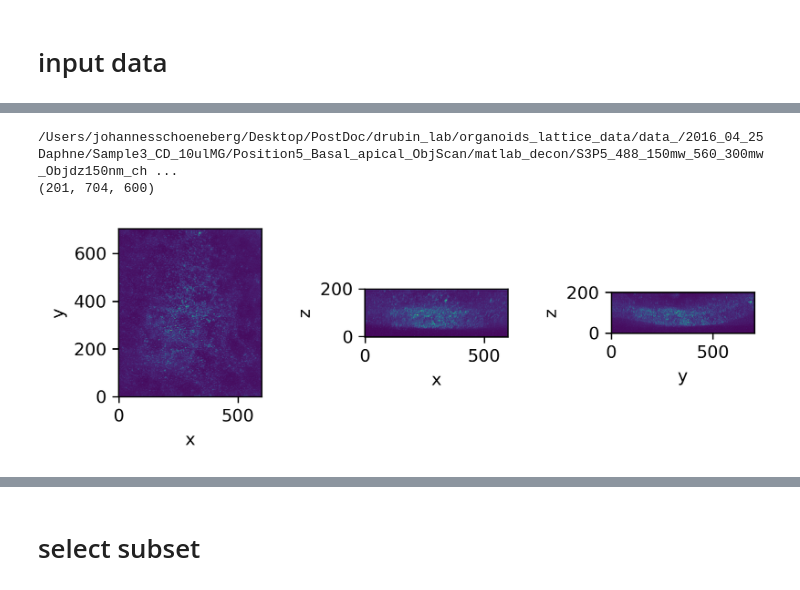
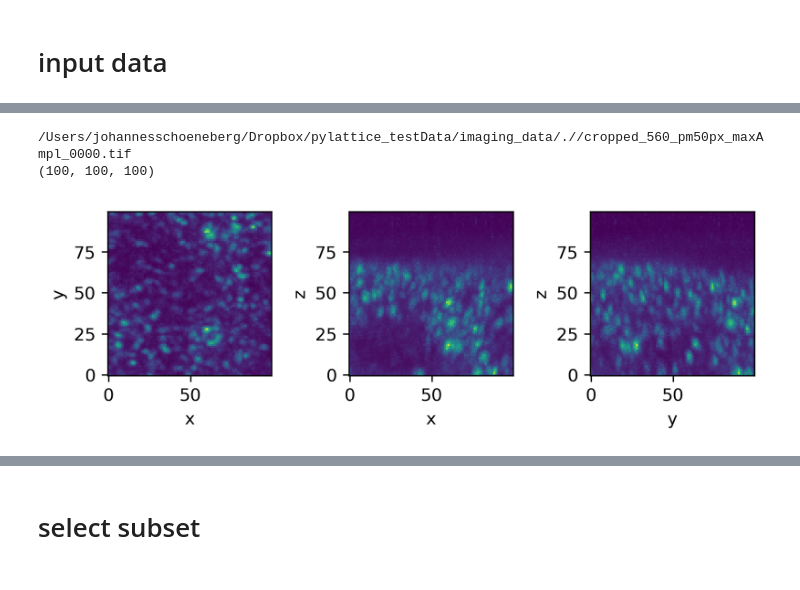
Before and after one commit to pylattice/pyLattice, a Jupyter notebook: src/jupyter/detectedTracksProcessed_csv2bild.ipynb, the cells around one changed output, grey strips where cells are left out. Saved outputs shown, nothing was run; the diff lists cells and outputs as text; code cells hidden in the pictures.

Commit message:
cleanup, upgrade Track class

```diff
--- a/src/jupyter/detectedTracksProcessed_csv2bild.ipynb
+++ b/src/jupyter/detectedTracksProcessed_csv2bild.ipynb
@@ -42,24 +38,18 @@ import Track
 # %% [markdown]
 # input data
 # %%
-#inputParameters = pd.read_csv(pythonPackagePath+'../../input/_inputParameters.csv',names=['key','value'])
-inputParameters = pd.read_csv(pythonPackagePath+'../../input/big_data/_inputParameters.csv',names=['key','value'])
-#inputParameters = pd.read_csv(pythonPackagePath+'../../input/big_data_cutoff7000_bleachCorrected/_inputParameters.csv',names=['key','value'])
-#inputParameters = pd.read_csv(pythonPackagePath+'../../input/big_data_DMSO_cutoff7000_bleachCorrected/_inputParameters.csv',names=['key','value'])
-#inputParameters = pd.read_csv(pythonPackagePath+'../../input/big_data_JASP_cutoff7000_bleachCorrected/_inputParameters.csv',names=['key','value'])
-#inputParameters = pd.read_csv(pythonPackagePath+'../../input/big_data_LY_cutoff7000_bleachCorrected/_inputParameters.csv',names=['key','value'])
+path = '/Users/johannesschoeneberg/Dropbox/pylattice_testData/imaging_data/'
+
+
+filepath = path+'_inputParameters.csv'
+print(filepath)
+inputParameters = pd.read_csv(filepath,names=['key','value'])
+
 
 inputDataFolder = inproc.getInputParameter(inputParameters,"inputDataFolder")
 outputDataFolder = inproc.getInputParameter(inputParameters,"outputDataFolder")
-print(inputDataFolder)
-print(outputDataFolder)
-inputDataFolder = inputDataFolder.replace("6big","Samsung_T3b")#'/Volumes/Samsung_T3b/science/daphne_data_processing/2016-04-28Daphne__Sample7_CD_LY_10ulMG__Position2_O1_bleachCorr/output/'
-outputDataFolder = outputDataFolder.replace("6big","Samsung_T3b")#'/Volumes/Samsung_T3b/science/daphne_data_processing/2016-04-28Daphne__Sample7_CD_LY_10ulMG__Position2_O1_bleachCorr/output/'
-print(inputDataFolder)
-print(outputDataFolder)
+trackingCsvFilenameProcessed = inproc.getInputParameter(inputParameters,"trackingCsvFilenameProcessed")
 
-trackingCsvFilename = inproc.getInputParameter(inputParameters,"trackingCsvFilename")
-trackingCsvFilenameProcessed = inproc.getInputParameter(inputParameters,"trackingCsvFilenameProcessed")
 
 slave_outputDataFolder  = inproc.getInputParameter(inputParameters,"slave_outputDataFolder")
 master_outputDataFolder  = inproc.getInputParameter(inputParameters,"master_outputDataFolder")
@@ -75,7 +65,4 @@ master_trackingProcessedBildFilename = inproc.getInputParameter(inputParameters,
 
 framerate_msec = float(inproc.getInputParameter(inputParameters,"framerate_msec"))
 movieLength = int(inproc.getInputParameter(inputParameters,"movieLength"))
-
-
-print(framerate_msec)
 # %% [output]
@@ -87,4 +70,4 @@ print(framerate_msec)
 # %%
-slave_filesOfInterest = inproc.getFilenamesOfInputTiffFiles(inputDataFolder,slave_uniqueFilenameString)
-master_filesOfInterest = inproc.getFilenamesOfInputTiffFiles(inputDataFolder,master_uniqueFilenameString)
+slave_filesOfInterest = inproc.getFilenamesOfInputTiffFiles(path+inputDataFolder,slave_uniqueFilenameString)
+master_filesOfInterest = inproc.getFilenamesOfInputTiffFiles(path+inputDataFolder,master_uniqueFilenameString)
 # %% [output]
@@ -97,18 +80,18 @@ master_filesOfInterest = inproc.getFilenamesOfInputTiffFiles(inputDataFolder,mas
 # %%
 # read the image from where the detections come from
 frameId = 0
 
-path = inputDataFolder+'/'+master_filesOfInterest[frameId]
-print(path)
-latticeMovieFrame = skimage.external.tifffile.imread(path)
+filepath = path+inputDataFolder+'/'+master_filesOfInterest[frameId]
+print(filepath)
+latticeMovieFrame = skimage.external.tifffile.imread(filepath)
 latticeMovieFrame_shape = latticeMovieFrame.shape
 print(latticeMovieFrame_shape)
 
 tiffproc.maxIntensityProjection(latticeMovieFrame)
 # %% [output]
-/Users/johannesschoeneberg/Desktop/PostDoc/drubin_lab/organoids_lattice_data/data_/2016_04_25Daphne/Sample3_CD_10ulMG/Position5_Basal_apical_ObjScan/matlab_decon/S3P5_488_150mw_560_300mw_Objdz150nm_ch ...
-(201, 704, 600)
+/Users/johannesschoeneberg/Dropbox/pylattice_testData/imaging_data/.//cropped_560_pm50px_maxAmpl_0000.tif
+(100, 100, 100)
-[figure, old version]
+[figure, new version]
 # %%
 # read the raw csv data for further processing
 
```
Also changed, not shown: parts of 12 cells of this notebook, 4 other files.
